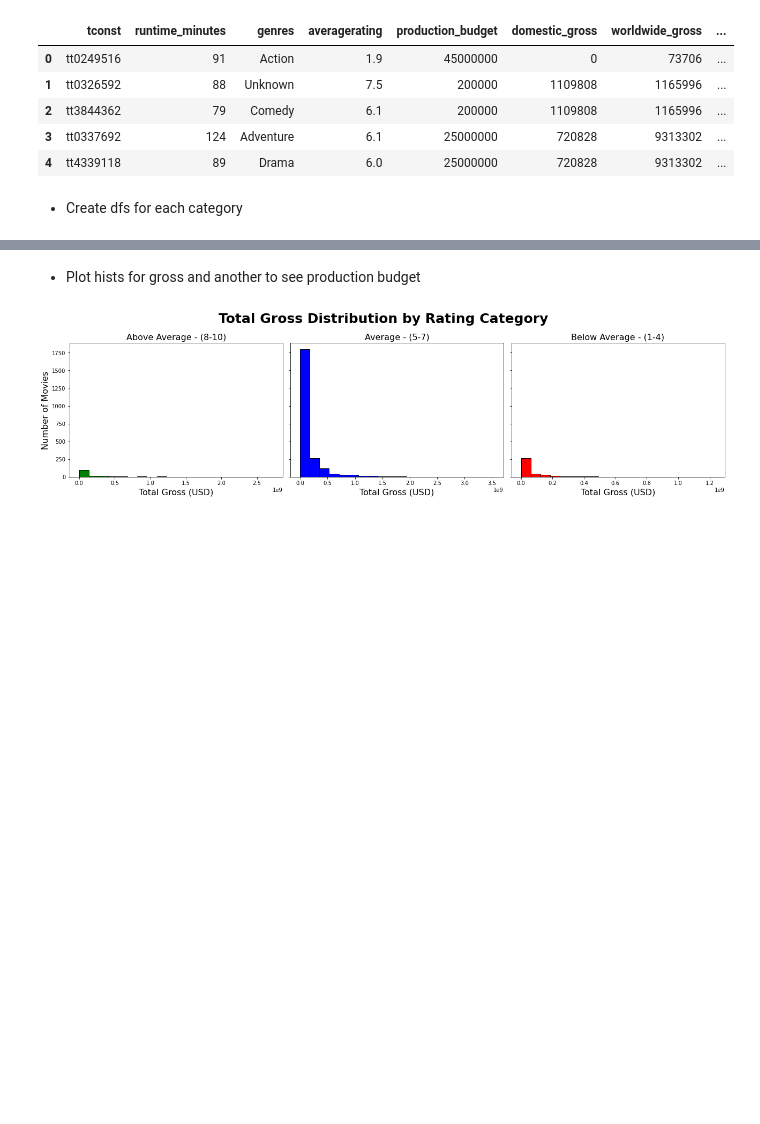
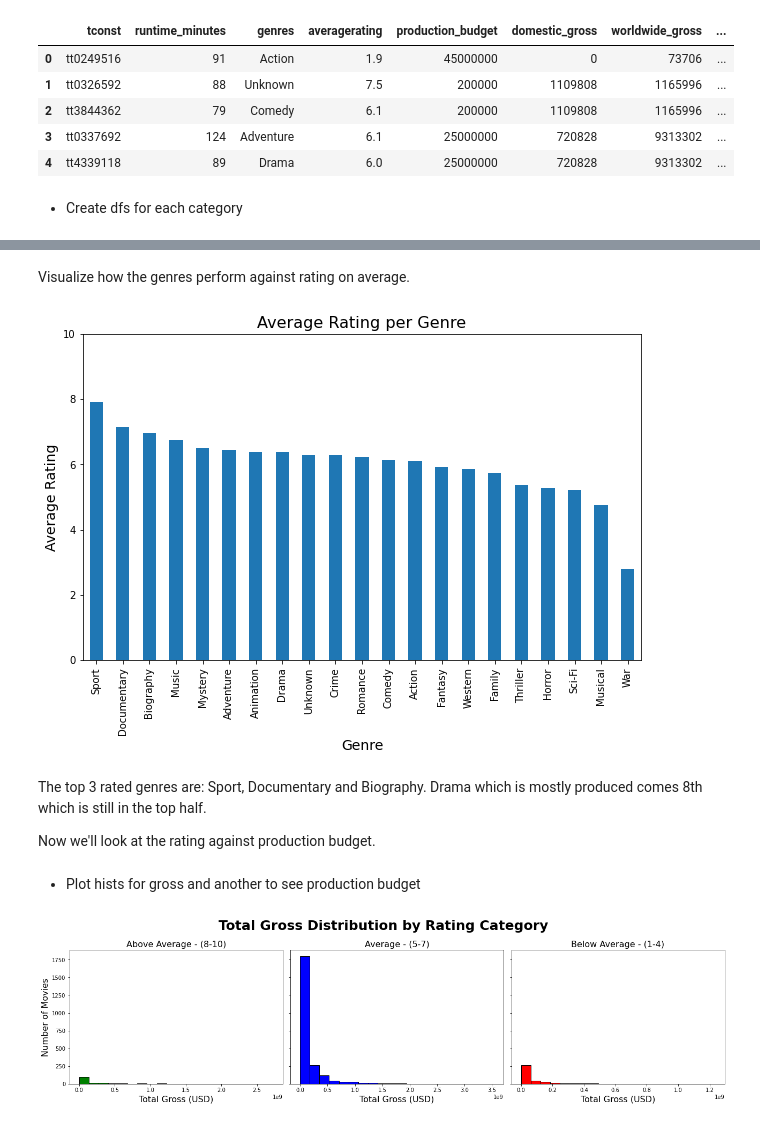
Before and after one commit to Moringa-Projects/Microsoft-Movies-Analysis-G4, a Jupyter notebook: ms_movies.ipynb, the cells around one changed output, grey strips where cells are left out. Drawn from its saved outputs; the diff is of its cells as text; code cells hidden in the pictures; blank space fills up the shorter version.

```diff
--- a/ms_movies.ipynb
+++ b/ms_movies.ipynb
@@ -821,6 +821,25 @@ above_avg_df.head()
 | 69 | tt0770802 | 102 | Documentary | 8.5 | 4000000 | 2672413 | 5966671 | ... |
 | 78 | tt0790636 | 117 | Biography | 8.0 | 5000000 | 27298285 | 60611845 | ... |
 | 101 | tt0816692 | 169 | Adventure | 8.6 | 165000000 | 188017894 | 666379375 | ... |
+# %% [markdown]
+Visualize how the genres perform against rating on average.
+# %%
+#group rating by genre
+avg_rating_genre = rating_gross_df.groupby('genres')['averagerating'].mean().sort_values(ascending=False)
+
+plt.figure(figsize=(10,6))
+avg_rating_genre.plot(kind='bar')
+plt.xlabel('Genre', fontsize=14)
+plt.ylabel('Average Rating', fontsize=14)
+plt.title('Average Rating per Genre', fontsize=16)
+plt.ylim(0, 10)
+plt.show()
+# %% [output]
+[figure, added]
+# %% [markdown]
+The top 3 rated genres are: Sport, Documentary and Biography. Drama which is mostly produced comes 8th which is still in the top half.
+
+Now we'll look at the rating against production budget.
 # %% [markdown]
 * Plot hists for gross and another to see production budget
 # %%
```
Also changed, not shown: parts of 2 cells of this notebook.
